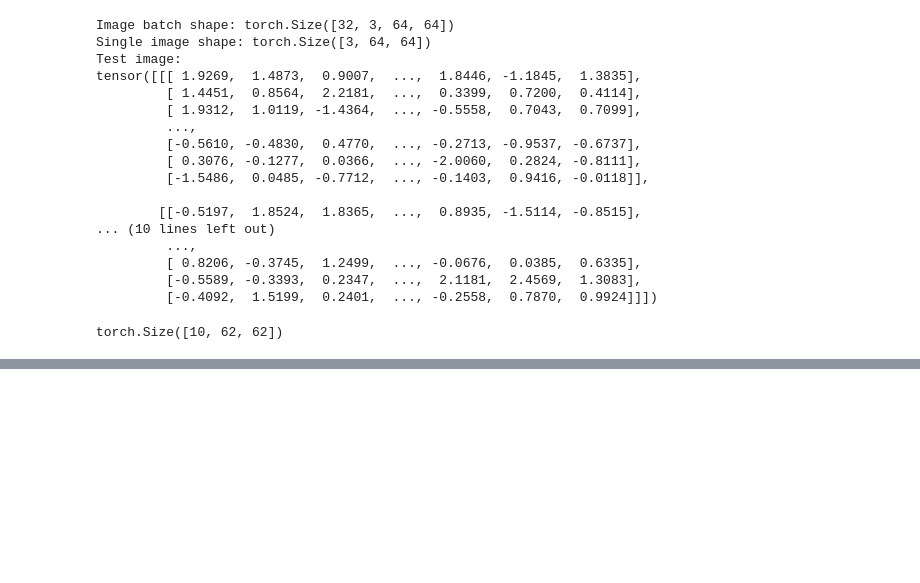
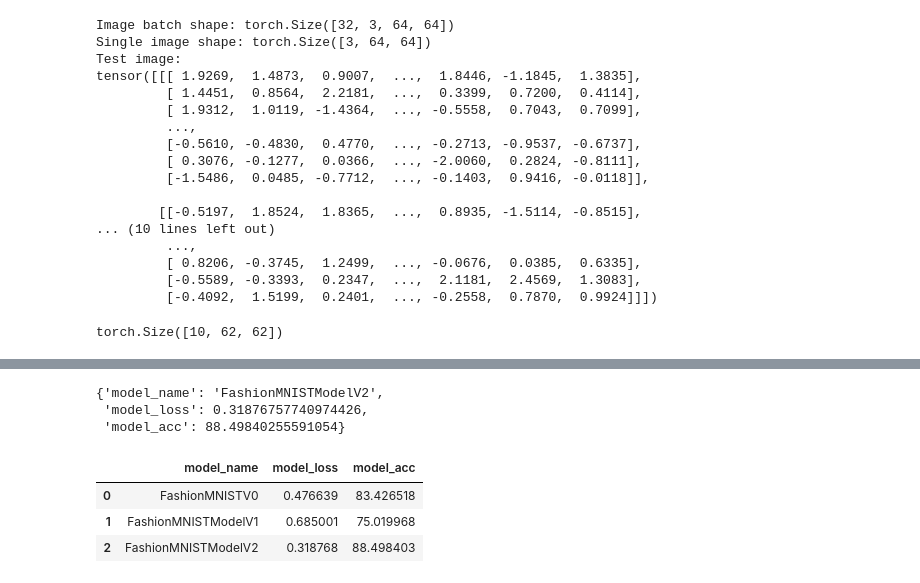
Before and after one commit to BhardwajArjit/Google-Colab, a Jupyter notebook: Computer_Vision.ipynb, the cells around one changed output, grey strips where cells are left out. Cells and saved outputs as stored; diff of their text form; code cells hidden in the pictures; blank space fills up the shorter version.

```diff
--- a/Computer_Vision.ipynb
+++ b/Computer_Vision.ipynb
@@ -590,0 +651,27 @@ torch.Size([10, 62, 62])
+# %%
+torch.manual_seed(42)
+torch.cuda.manual_seed(42)
+
+train_time_start_model_2 = timer()
+
+epochs = 3
+
+for epoch in tqdm(range(epochs)):
+  print(f"Epoch: {epoch}\n-------")
+  train_step(model=model_2,
+             data_loader=train_dataloader,
+             loss_fn=loss_fn,
+             optimizer=optimizer,
+             accuracy_fn=accuracy_fn,
+             device=device)
+
+  test_step(model=model_2,
+            data_loader=test_dataloader,
+            loss_fn=loss_fn,
+            accuracy_fn=accuracy_fn,
+            device=device)
+
+train_time_end_model_2 = timer()
+total_train_time_model_2 = printTrainTime(start=train_time_start_model_2,
+                                          end=train_time_end_model_2,
+                                          device=device)
@@ -590,0 +695,25 @@ torch.Size([10, 62, 62])
+# %%
+model_2_results = eval_model(
+    model=model_2,
+    data_loader=test_dataloader,
+    loss_fn=loss_fn,
+    accuracy_fn=accuracy_fn,
+    device=device
+)
+model_2_results
+# %% [output]
+{'model_name': 'FashionMNISTModelV2',
+ 'model_loss': 0.31876757740974426,
+ 'model_acc': 88.49840255591054}
+# %%
+import pandas as pd
+
+compare_results = pd.DataFrame([model_0_results,
+                                model_1_results,
+                                model_2_results])
+compare_results
+# %% [output]
+|  | model_name | model_loss | model_acc |
+| 0 | FashionMNISTV0 | 0.476639 | 83.426518 |
+| 1 | FashionMNISTModelV1 | 0.685001 | 75.019968 |
+| 2 | FashionMNISTModelV2 | 0.318768 | 88.498403 |
```
Also changed, not shown: parts of 16 cells of this notebook.
